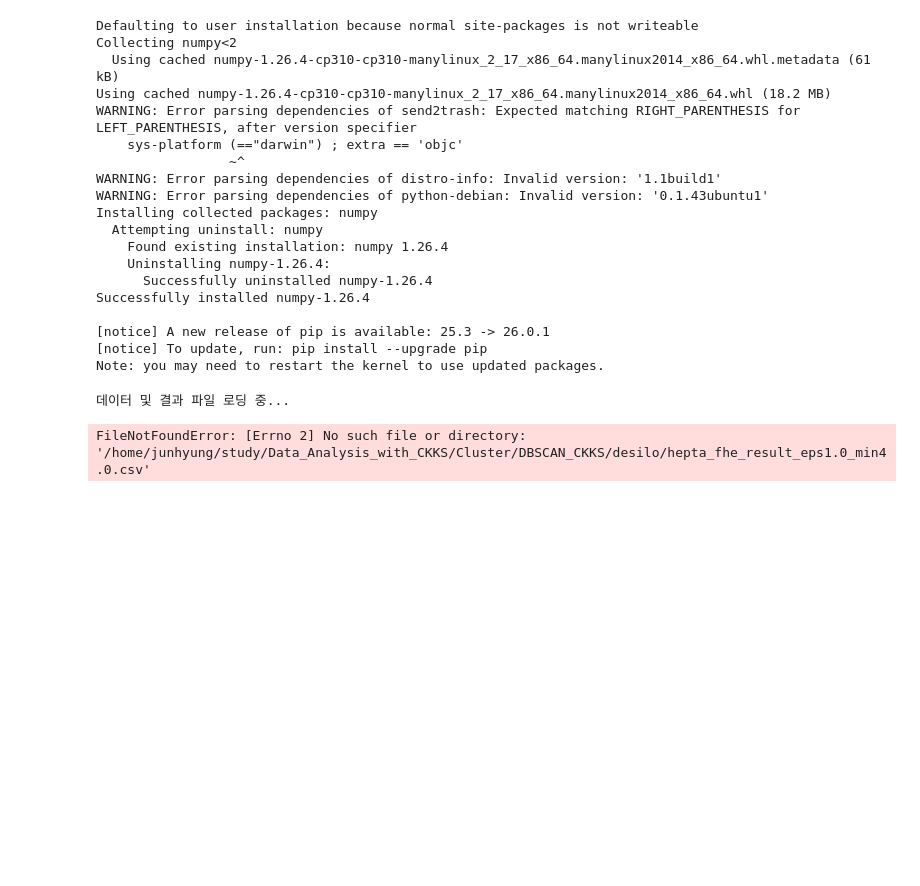
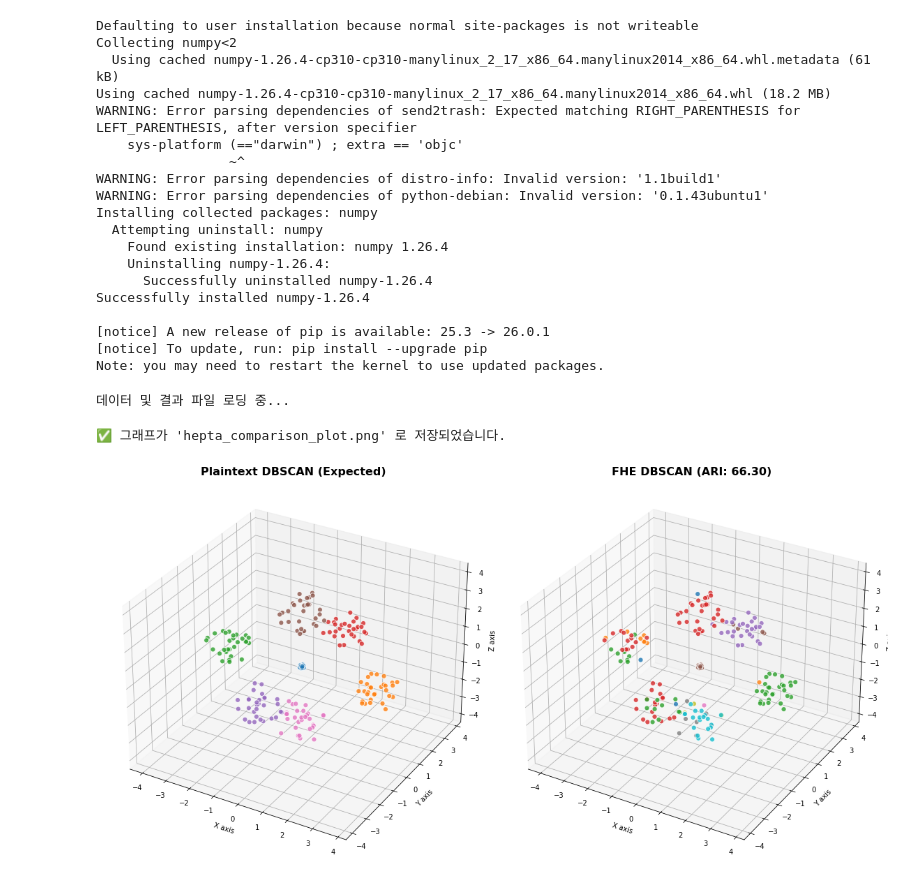
Before and after one commit to gspark0621/Data-Analysis-with-CKKS, a Jupyter notebook: Cluster/DBSCAN_CKKS/desilo/core_test/single_fhe_test/Visualize.ipynb, the cells around one changed output. Cells and saved outputs as stored; diff of their text form; code cells hidden in the pictures; blank space fills up the shorter version.

Commit message:
cluster 내 응집 잘됨 + cluster 간 분리 추가 작업 필요/ARI:63.01

```diff
--- a/Cluster/DBSCAN_CKKS/desilo/core_test/single_fhe_test/Visualize.ipynb
+++ b/Cluster/DBSCAN_CKKS/desilo/core_test/single_fhe_test/Visualize.ipynb
@@ -113,35 +113,36 @@ def main():
 
     # --- [오른쪽 그래프: FHE 결과] ---
     ax2 = fig.add_subplot(122, projection='3d')
-    ax2.set_title("FHE DBSCAN (ARI: 49.57)", fontsize=16, fontweight='bold')
+    ax2.set_title("FHE DBSCAN (ARI: 66.30)", fontsize=16, fontweight='bold')
 
     for label in np.unique(fhe_labels):
         idx = fhe_labels == label
         if label == -1:
             ax2.scatter(X[idx], Y[idx], Z[idx], c='black', marker='x', s=20, label='Noise(-1)')
         else:
             ax2.scatter(X[idx], Y[idx], Z[idx], cmap=cmap, s=50, alpha=0.8, edgecolors='w')
 
     ax2.set_xlabel('X axis')
     ax2.set_ylabel('Y axis')
     ax2.set_zlabel('Z axis')
 
     # 4. 출력 및 저장
     plt.tight_layout()
 
     # 이미지로 저장 (보고서/논문용)
     save_filename = "hepta_comparison_plot.png"
     plt.savefig(save_filename, dpi=300)
     print(f"✅ 그래프가 '{save_filename}' 로 저장되었습니다.")
 
     # 화면에 띄우기 (GUI 환경인 경우 마우스로 돌려볼 수 있습니다)
     plt.show()
 
 if __name__ == '__main__':
     main()
 # %% [output]
 데이터 및 결과 파일 로딩 중...
-FileNotFoundError: [Errno 2] No such file or directory: '/home/junhyung/study/Data_Analysis_with_CKKS/Cluster/DBSCAN_CKKS/desilo/hepta_fhe_result_eps1.0_min4.0.csv'
+✅ 그래프가 'hepta_comparison_plot.png' 로 저장되었습니다.
+[figure, added]
 # %%
 import time
 import numpy as np
```
Also changed, not shown: 33 other files.
